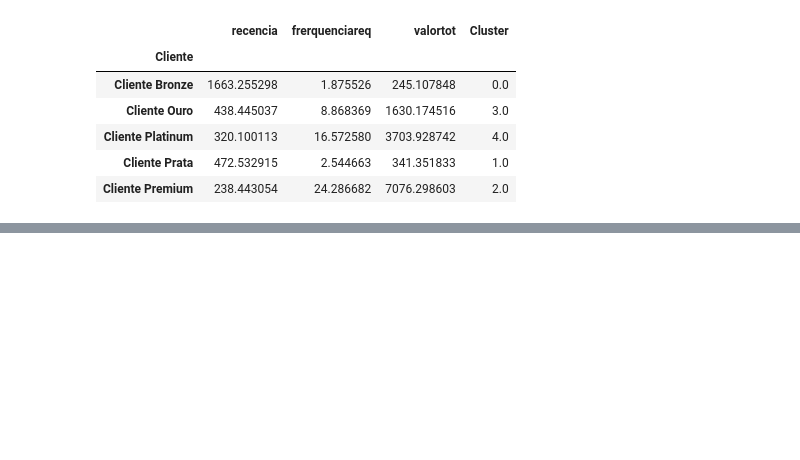
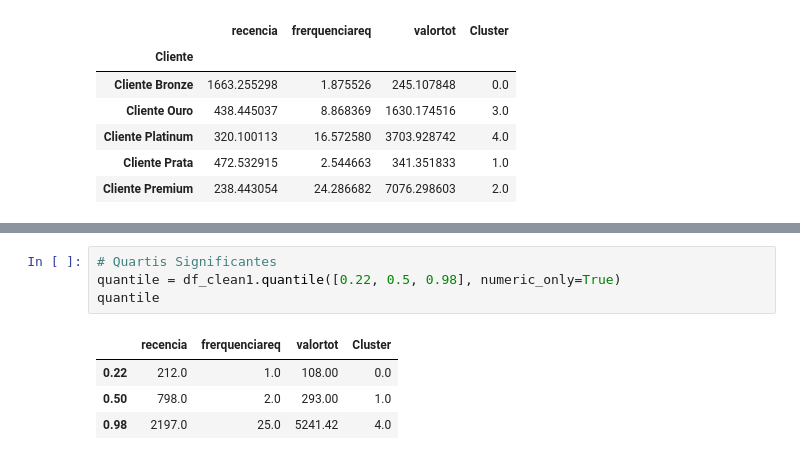
Before and after one commit to joaovitor-lemes/An-lise-Airbnb, a Jupyter notebook: Segmentacao_de_Clientes.ipynb, the cells around one changed output, grey strips where cells are left out. Drawn from its saved outputs; the diff is of its cells as text; blank space fills up the shorter version.

```diff
--- a/Segmentacao_de_Clientes.ipynb
+++ b/Segmentacao_de_Clientes.ipynb
@@ -434,0 +473,9 @@ df_clean1.groupby('Cliente').mean()
+# %%
+# Quartis Significantes
+quantile = df_clean1.quantile([0.22, 0.5, 0.98], numeric_only=True)
+quantile
+# %% [output]
+|  | recencia | frerquenciareq | valortot | Cluster |
+| 0.22 | 212.0 | 1.0 | 108.00 | 0.0 |
+| 0.50 | 798.0 | 2.0 | 293.00 | 1.0 |
+| 0.98 | 2197.0 | 25.0 | 5241.42 | 4.0 |
```
Also changed, not shown: parts of 10 cells of this notebook.
